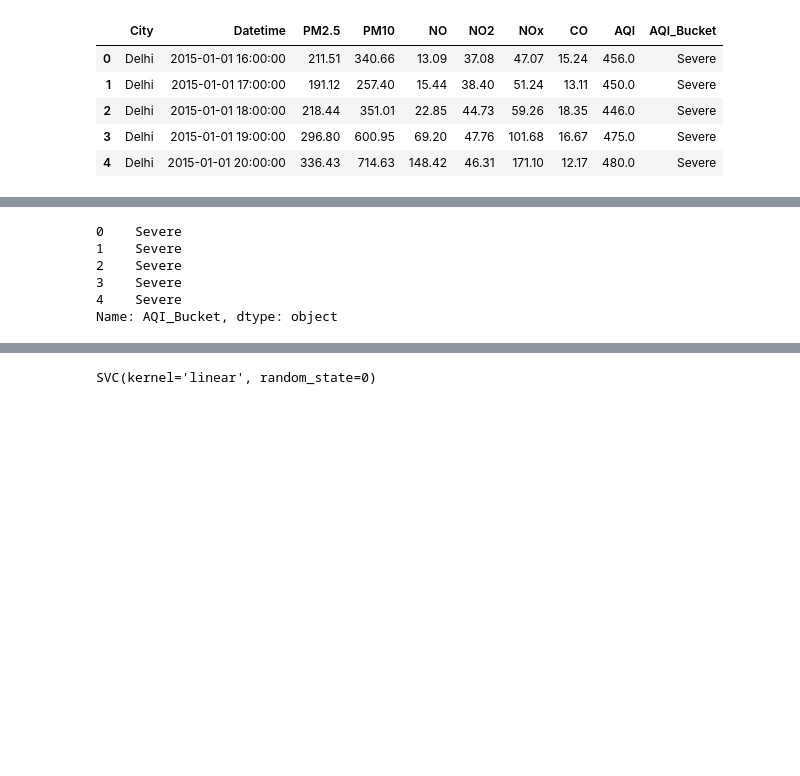
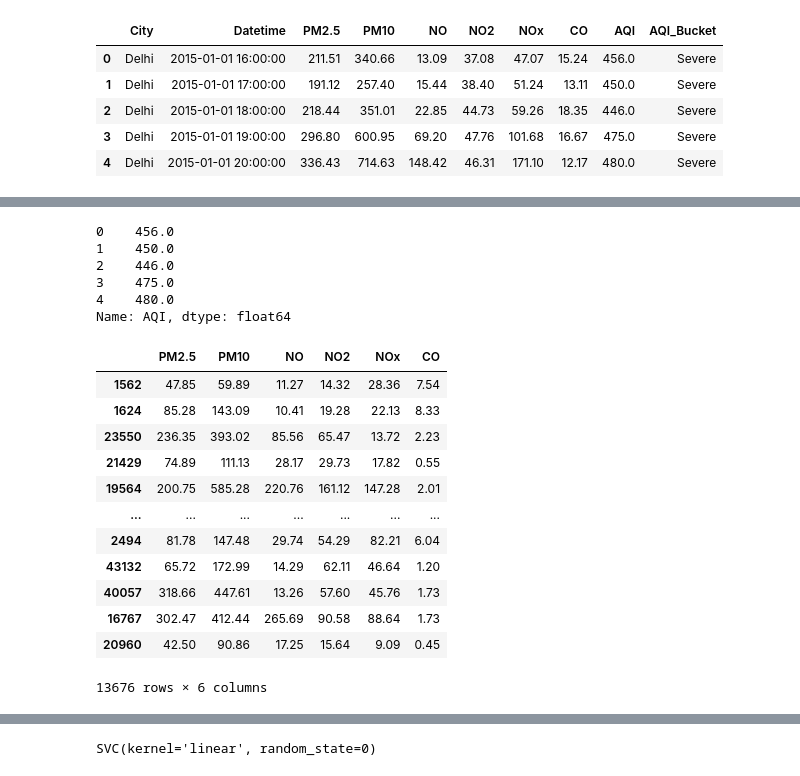
Before and after one commit to suyashmadhesia/aqi-project, a Jupyter notebook: notebooks/preprocess.ipynb, the cells around one changed output, grey strips where cells are left out. Cells and saved outputs as stored; diff of their text form; code cells hidden in the pictures; blank space fills up the shorter version.

```diff
--- a/notebooks/preprocess.ipynb
+++ b/notebooks/preprocess.ipynb
@@ -153,14 +177,14 @@ X.head()
 # %%
-y = df['AQI_Bucket']
+y = df['AQI']
 # %%
 y.head()
 # %% [output]
-0    Severe
-1    Severe
-2    Severe
-3    Severe
-4    Severe
-Name: AQI_Bucket, dtype: object
+0    456.0
+1    450.0
+2    446.0
+3    475.0
+4    480.0
+Name: AQI, dtype: float64
 # %%
 from sklearn.preprocessing import LabelEncoder
 le = LabelEncoder ()
@@ -173,6 +197,22 @@ X_train, X_test, y_train, y_test = train_test_split(X, y, test_size=0.30, random
 from sklearn.preprocessing import StandardScaler
 # %%
 Scaler = StandardScaler()
+# %%
+X_test
+# %% [output]
+|  | PM2.5 | PM10 | NO | NO2 | NOx | CO |
+| 1562 | 47.85 | 59.89 | 11.27 | 14.32 | 28.36 | 7.54 |
+| 1624 | 85.28 | 143.09 | 10.41 | 19.28 | 22.13 | 8.33 |
+| 23550 | 236.35 | 393.02 | 85.56 | 65.47 | 13.72 | 2.23 |
+| 21429 | 74.89 | 111.13 | 28.17 | 29.73 | 17.82 | 0.55 |
+| 19564 | 200.75 | 585.28 | 220.76 | 161.12 | 147.28 | 2.01 |
+| ... | ... | ... | ... | ... | ... | ... |
+| 2494 | 81.78 | 147.48 | 29.74 | 54.29 | 82.21 | 6.04 |
+| 43132 | 65.72 | 172.99 | 14.29 | 62.11 | 46.64 | 1.20 |
+| 40057 | 318.66 | 447.61 | 13.26 | 57.60 | 45.76 | 1.73 |
+| 16767 | 302.47 | 412.44 | 265.69 | 90.58 | 88.64 | 1.73 |
+| 20960 | 42.50 | 90.86 | 17.25 | 15.64 | 9.09 | 0.45 |
+13676 rows × 6 columns
 # %%
 scaled_X_train = Scaler.fit_transform(X_train)
 scaled_X_test = Scaler.transform(X_test)
```
Also changed, not shown: parts of 26 cells of this notebook, 28 other files.
